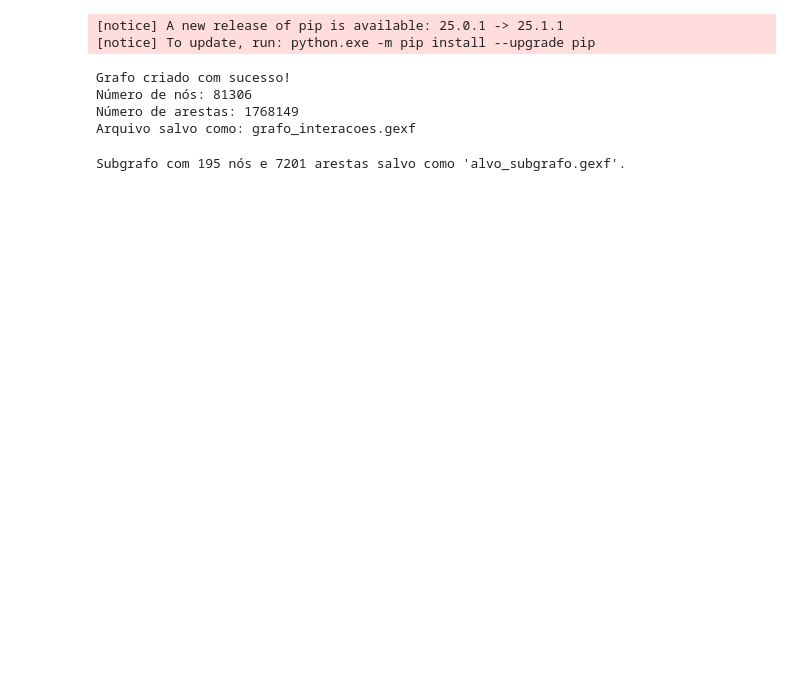
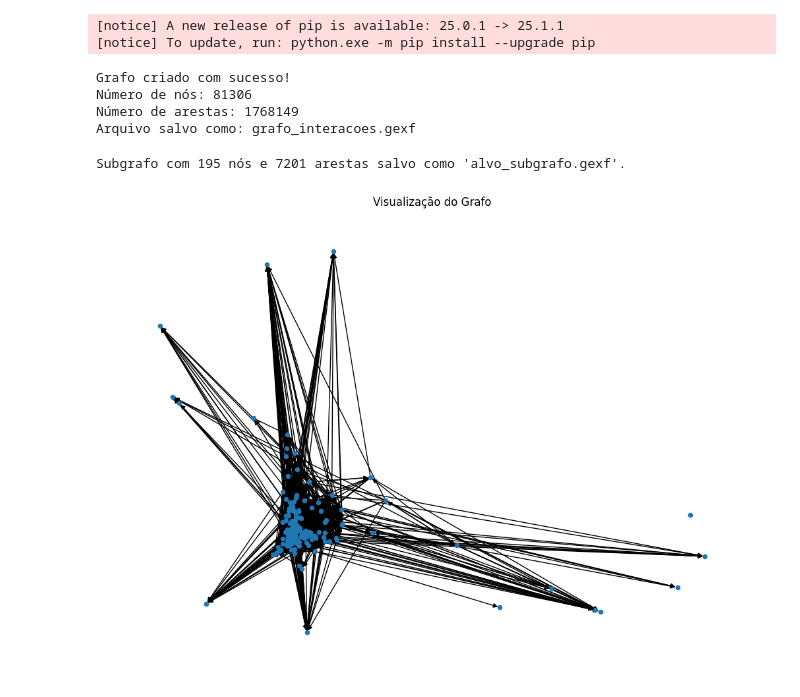
Before and after one commit to Niloinpng/proj1-tag-a-2025-1, a Jupyter notebook: main.ipynb, the cells around one changed output. Saved outputs shown, nothing was run; the diff lists cells and outputs as text; code cells hidden in the pictures; blank space fills up the shorter version.

Commit message:
:sparkles: analise do grafo

```diff
--- a/main.ipynb
+++ b/main.ipynb
@@ -129,3 +132,87 @@ def extrair_subgrafo_por_no(arquivo_grafo, alvo, arquivo_subgrafo):
 extrair_subgrafo_por_no("grafo_interacoes.gexf", "158419434", "alvo_subgrafo.gexf")
 # %% [output]
 Subgrafo com 195 nós e 7201 arestas salvo como 'alvo_subgrafo.gexf'.
+# %%
+def analisar_grafo_completo(arquivo_grafo):
+    """
+    Função que realiza a análise de PageRank, detecção de comunidades,
+    e cálculo de medidas de centralidade para identificar espalhadores de desinformação.
+
+    Parâmetros:
+    arquivo_grafo (str): Caminho do arquivo GEXF contendo o grafo a ser analisado.
+
+    Retorna:
+    dict: Dicionário contendo os valores de PageRank para cada nó do grafo.
+    """
+    try:
+        # Carregar o grafo do arquivo GEXF
+        G = nx.read_gexf(arquivo_grafo)
+
+        # 1. Calcular o PageRank
+        pagerank = nx.pagerank(G, alpha=0.85)
+
+        # 2. Detectar as comunidades usando o algoritmo de modularidade
+        communities = list(greedy_modularity_communities(G))
+
+        # 3. Medidas de Centralidade
+        # a. Grau de Centralidade
+        grau_centralidade = nx.degree_centrality(G)
+
+        # b. Conexão de Centralidade (betweenness centrality)
+        conexao_centralidade = nx.betweenness_centrality(G)
+
+        # c. Proximidade de Centralidade
+        proximidade_centralidade = nx.closeness_centrality(G)
+
+        # Visualização do grafo completo
+        plt.figure(figsize=(10, 7))
+        nx.draw(G, with_labels=False, node_size=20)
+        plt.title("Visualização do Grafo")
+        plt.show()
+
+        # Visualização das comunidades detectadas
+        plt.figure(figsize=(10, 7))
+        community_colors = [i for i in range(len(communities)) for _ in communities[i]]
+        nx.draw(G, node_color=community_colors, with_labels=False, node_size=20, cmap=plt.cm.rainbow)
+        plt.title("Visualização das Comunidades")
+        plt.show()
+
+        # Plotando o PageRank para os nós
+        nodes_sorted_by_pagerank = sorted(pagerank.items(), key=lambda x: x[1], reverse=True)
+        top_nodes = nodes_sorted_by_pagerank[:10]  # Pegando os 10 principais nós com maior PageRank
+
+        print("Top 10 nós mais influentes com base no PageRank:")
+        for node, score in top_nodes:
+            print(f"Nó: {node}, PageRank: {score:.4f}")
+
+        # 4. Plotar a distribuição de grau
+        graus = [G.degree(n) for n in G.nodes()]
+        plt.figure(figsize=(10, 7))
+        plt.hist(graus, bins=30, color='skyblue', edgecolor='black')
+        plt.title('Distribuição de Graus do Grafo')
+        plt.xlabel('Grau')
+        plt.ylabel('Frequência')
+        plt.show()
+
+        # 5. Exibir as medidas de centralidade
+        print("\nTop 10 nós mais centrais com base no Grau de Centralidade:")
+        for node, score in sorted(grau_centralidade.items(), key=lambda x: x[1], reverse=True)[:10]:
+            print(f"Nó: {node}, Grau de Centralidade: {score:.4f}")
+
+        print("\nTop 10 nós mais centrais com base na Conexão de Centralidade:")
+        for node, score in sorted(conexao_centralidade.items(), key=lambda x: x[1], reverse=True)[:10]:
+            print(f"Nó: {node}, Conexão de Centralidade: {score:.4f}")
+
+        print("\nTop 10 nós mais centrais com base na Proximidade de Centralidade:")
+        for node, score in sorted(proximidade_centralidade.items(), key=lambda x: x[1], reverse=True)[:10]:
+            print(f"Nó: {node}, Proximidade de Centralidade: {score:.4f}")
+
+        # Retornar o dicionário de PageRank
+        return pagerank
+
+    except Exception as e:
+        print(f"Erro ao processar o grafo: {e}")
+
+pagerank_resultado = analisar_grafo_completo("alvo_subgrafo.gexf")
+# %% [output]
+[figure, added]
```
Also changed, not shown: parts of 3 cells of this notebook.
